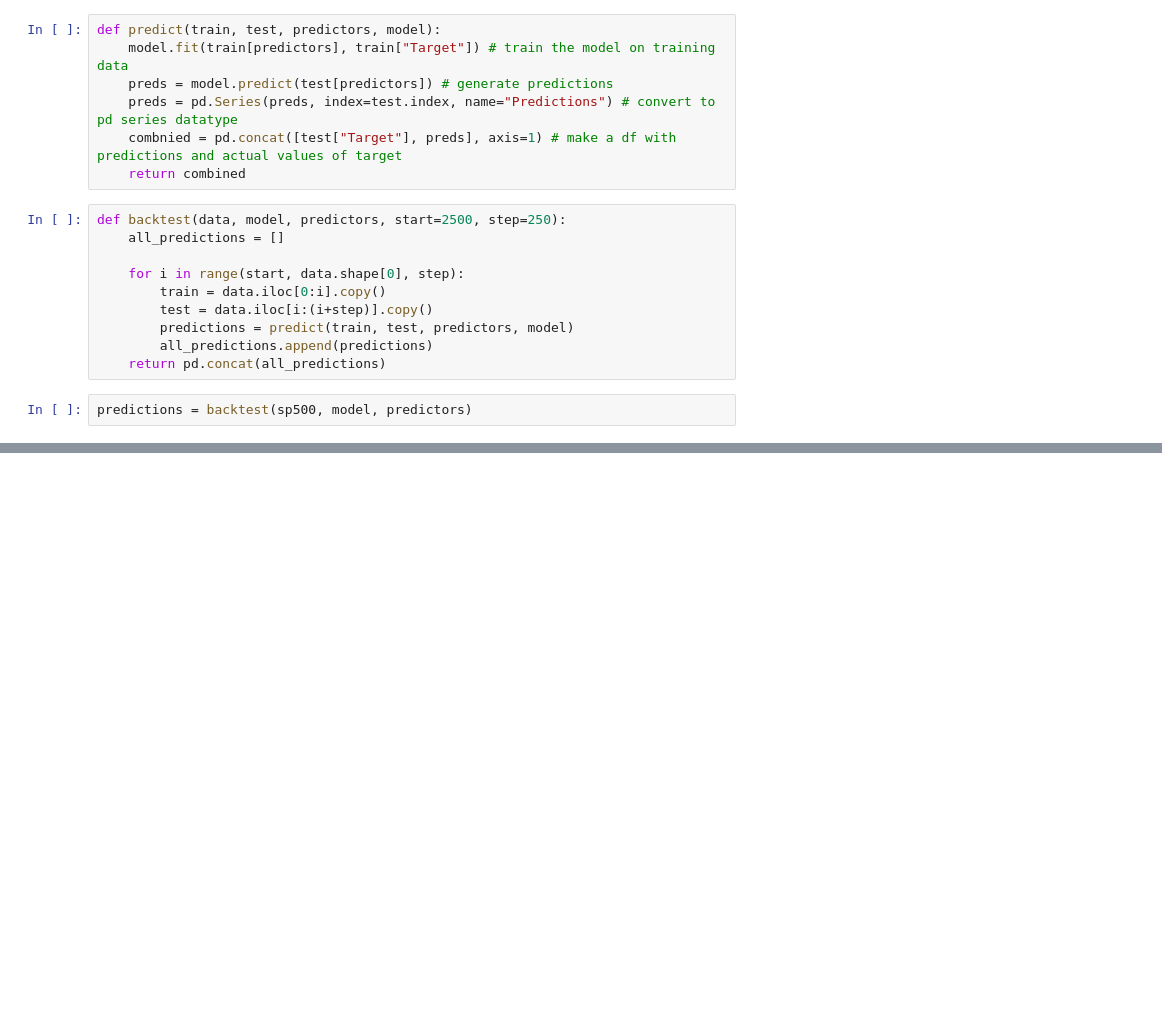
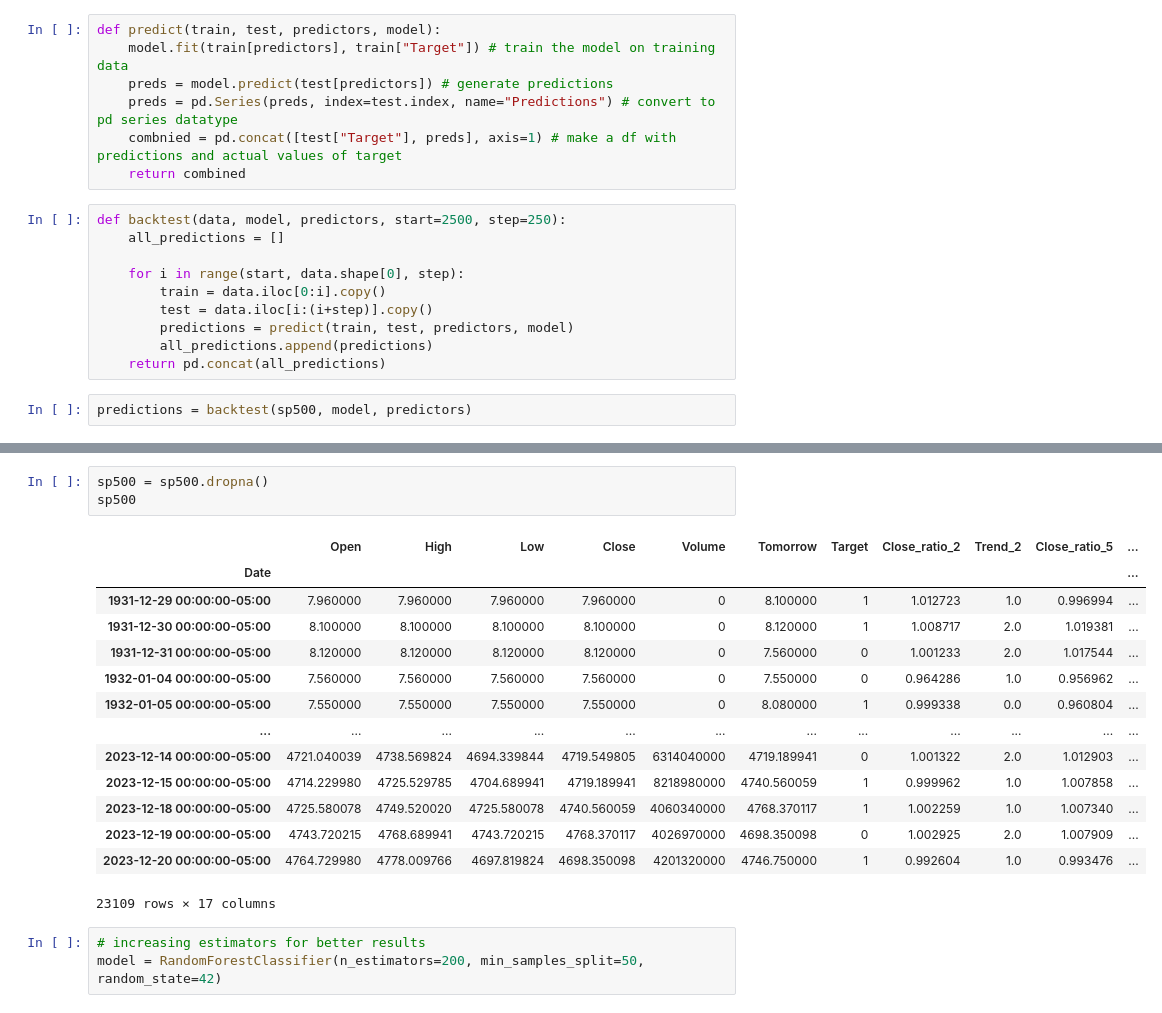
Before and after one commit to AsheriasI/sp500_predictor, a Jupyter notebook: stock_predictor.ipynb, the cells around one changed output, grey strips where cells are left out. Cells and saved outputs as stored; diff of their text form; blank space fills up the shorter version.

```diff
--- a/stock_predictor.ipynb
+++ b/stock_predictor.ipynb
@@ -215,0 +249,21 @@ Name: count, dtype: float64
+# %%
+sp500 = sp500.dropna()
+sp500
+# %% [output]
+|  | Open | High | Low | Close | Volume | Tomorrow | Target | Close_ratio_2 | Trend_2 | Close_ratio_5 | ... |
+| Date |  |  |  |  |  |  |  |  |  |  | ... |
+| 1931-12-29 00:00:00-05:00 | 7.960000 | 7.960000 | 7.960000 | 7.960000 | 0 | 8.100000 | 1 | 1.012723 | 1.0 | 0.996994 | ... |
+| 1931-12-30 00:00:00-05:00 | 8.100000 | 8.100000 | 8.100000 | 8.100000 | 0 | 8.120000 | 1 | 1.008717 | 2.0 | 1.019381 | ... |
+| 1931-12-31 00:00:00-05:00 | 8.120000 | 8.120000 | 8.120000 | 8.120000 | 0 | 7.560000 | 0 | 1.001233 | 2.0 | 1.017544 | ... |
+| 1932-01-04 00:00:00-05:00 | 7.560000 | 7.560000 | 7.560000 | 7.560000 | 0 | 7.550000 | 0 | 0.964286 | 1.0 | 0.956962 | ... |
+| 1932-01-05 00:00:00-05:00 | 7.550000 | 7.550000 | 7.550000 | 7.550000 | 0 | 8.080000 | 1 | 0.999338 | 0.0 | 0.960804 | ... |
+| ... | ... | ... | ... | ... | ... | ... | ... | ... | ... | ... | ... |
+| 2023-12-14 00:00:00-05:00 | 4721.040039 | 4738.569824 | 4694.339844 | 4719.549805 | 6314040000 | 4719.189941 | 0 | 1.001322 | 2.0 | 1.012903 | ... |
+| 2023-12-15 00:00:00-05:00 | 4714.229980 | 4725.529785 | 4704.689941 | 4719.189941 | 8218980000 | 4740.560059 | 1 | 0.999962 | 1.0 | 1.007858 | ... |
+| 2023-12-18 00:00:00-05:00 | 4725.580078 | 4749.520020 | 4725.580078 | 4740.560059 | 4060340000 | 4768.370117 | 1 | 1.002259 | 1.0 | 1.007340 | ... |
+| 2023-12-19 00:00:00-05:00 | 4743.720215 | 4768.689941 | 4743.720215 | 4768.370117 | 4026970000 | 4698.350098 | 0 | 1.002925 | 2.0 | 1.007909 | ... |
+| 2023-12-20 00:00:00-05:00 | 4764.729980 | 4778.009766 | 4697.819824 | 4698.350098 | 4201320000 | 4746.750000 | 1 | 0.992604 | 1.0 | 0.993476 | ... |
+23109 rows × 17 columns
+# %%
+# increasing estimators for better results
+model = RandomForestClassifier(n_estimators=200, min_samples_split=50, random_state=42)
```
Also changed, not shown: parts of 19 cells of this notebook.
